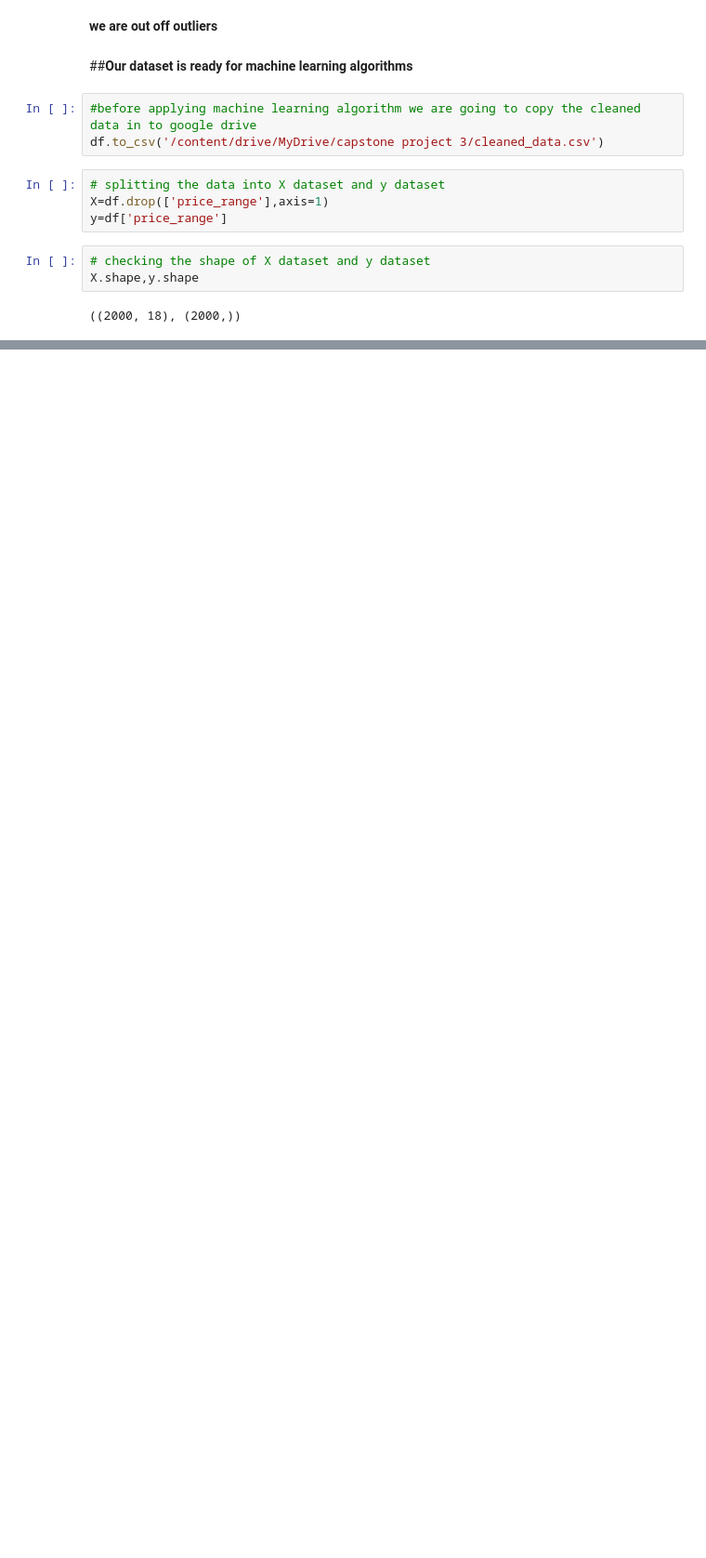
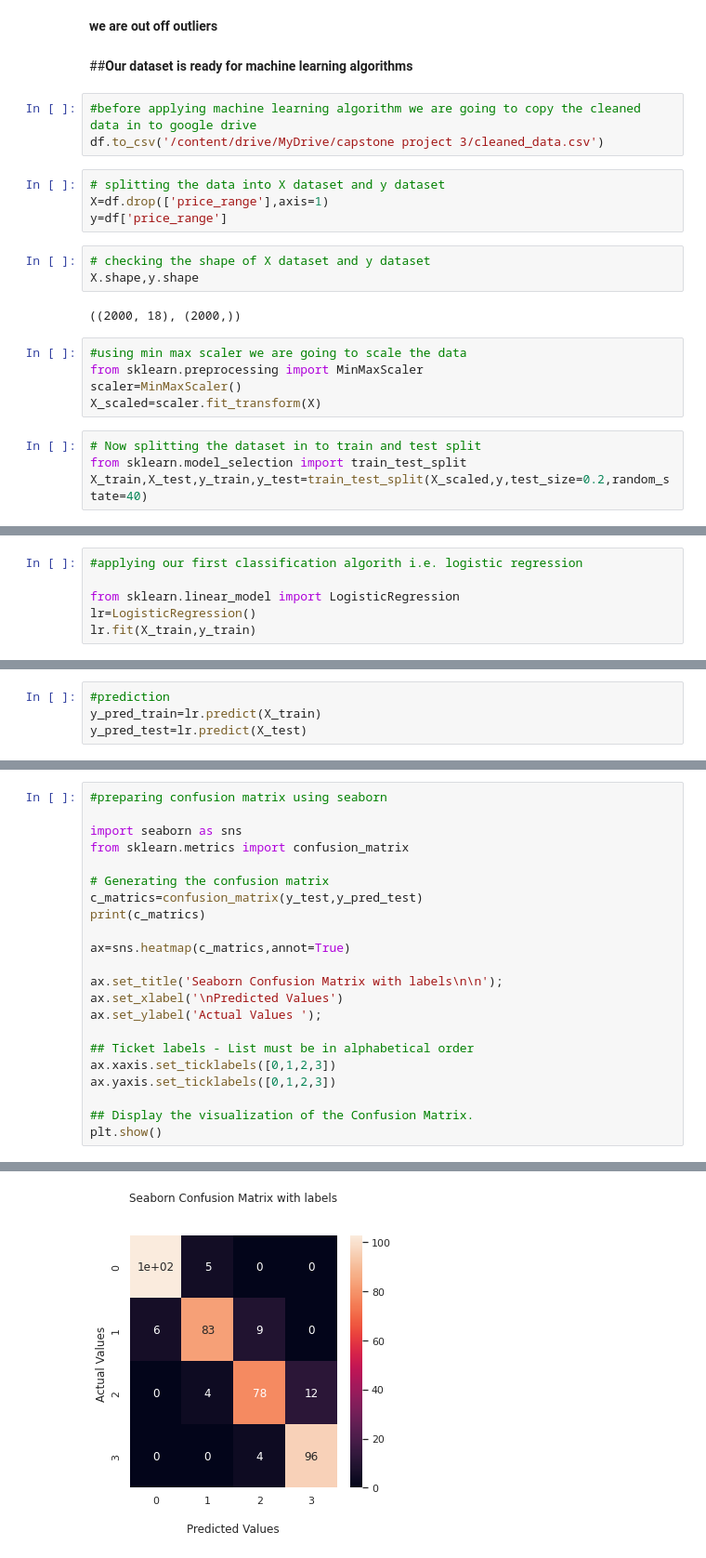
Before and after one commit to harshadsavle/mobile_price_range_prediction, a Jupyter notebook: data_mobile_price_range.ipynb, the cells around one changed output, grey strips where cells are left out. Shown at 93% size. Saved outputs shown, nothing was run; the diff lists cells and outputs as text; blank space fills up the shorter version.

```diff
--- a/data_mobile_price_range.ipynb
+++ b/data_mobile_price_range.ipynb
@@ -414,3 +414,12 @@ y=df['price_range']
 X.shape,y.shape
 # %% [output]
 ((2000, 18), (2000,))
+# %%
+#using min max scaler we are going to scale the data
+from sklearn.preprocessing import MinMaxScaler
+scaler=MinMaxScaler()
+X_scaled=scaler.fit_transform(X)
+# %%
+# Now splitting the dataset in to train and test split
+from sklearn.model_selection import train_test_split
+X_train,X_test,y_train,y_test=train_test_split(X_scaled,y,test_size=0.2,random_state=40)
@@ -416,0 +436,6 @@ X.shape,y.shape
+# %%
+#applying our first classification algorith i.e. logistic regression
+
+from sklearn.linear_model import LogisticRegression
+lr=LogisticRegression()
+lr.fit(X_train,y_train)
@@ -416,0 +444,4 @@ X.shape,y.shape
+# %%
+#prediction
+y_pred_train=lr.predict(X_train)
+y_pred_test=lr.predict(X_test)
@@ -416,0 +465,23 @@ X.shape,y.shape
+# %%
+#preparing confusion matrix using seaborn
+
+import seaborn as sns
+from sklearn.metrics import confusion_matrix
+
+# Generating the confusion matrix
+c_matrics=confusion_matrix(y_test,y_pred_test)
+print(c_matrics)
+
+ax=sns.heatmap(c_matrics,annot=True)
+
+ax.set_title('Seaborn Confusion Matrix with labels\n\n');
+ax.set_xlabel('\nPredicted Values')
+ax.set_ylabel('Actual Values ');
+
+## Ticket labels - List must be in alphabetical order
+ax.xaxis.set_ticklabels([0,1,2,3])
+ax.yaxis.set_ticklabels([0,1,2,3])
+
+## Display the visualization of the Confusion Matrix.
+plt.show()
+# %% [output]
@@ -416,0 +492 @@ X.shape,y.shape
+[figure, added]
```
Also changed, not shown: parts of 48 cells of this notebook.
